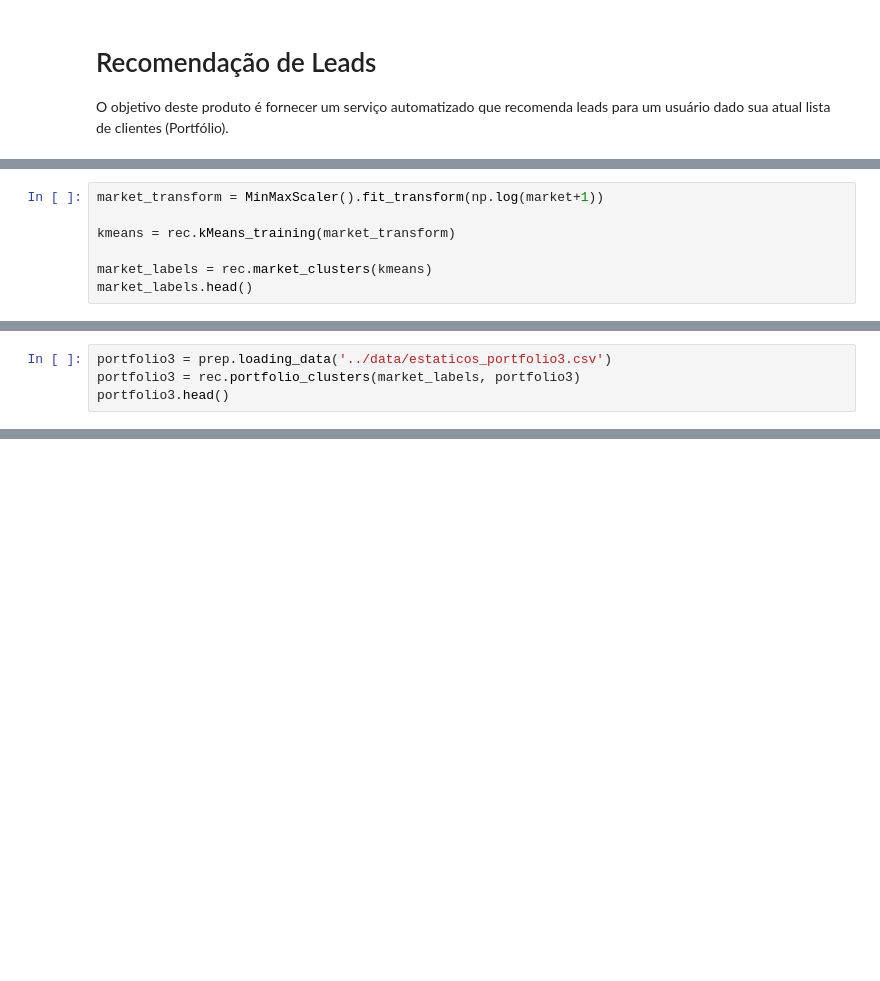
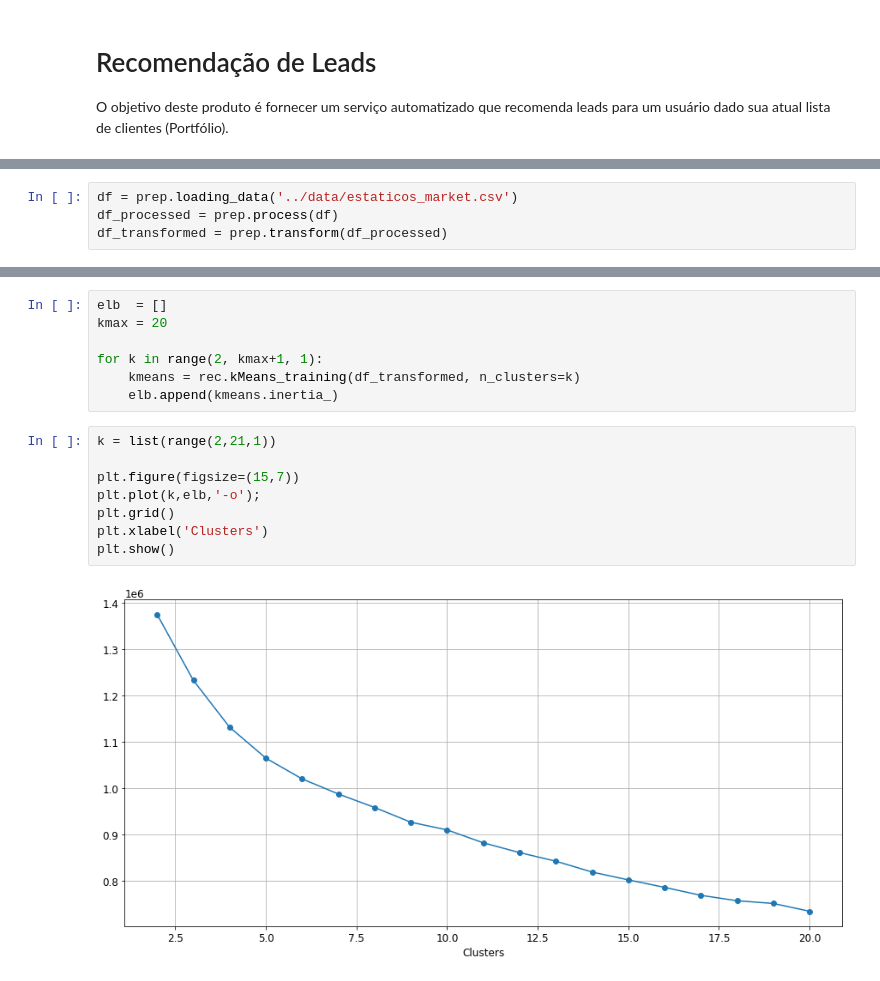
Before and after one commit to marimigliorini/AceleraDev-Challenge2020, a Jupyter notebook: src/main.ipynb, the cells around one changed output, grey strips where cells are left out. Saved outputs shown, nothing was run; the diff lists cells and outputs as text; blank space fills up the shorter version.

```diff
--- a/src/main.ipynb
+++ b/src/main.ipynb
@@ -149,7 +4,0 @@ Primeiramente, o dataset transformado e normalizado é utilizado para treinar o
-# %%
-market_transform = MinMaxScaler().fit_transform(np.log(market+1))
-
-kmeans = rec.kMeans_training(market_transform)
-
-market_labels = rec.market_clusters(kmeans)
-market_labels.head()
@@ -165,4 +4,0 @@ O portfólio 3 será adotado como exemplo e, com base no dataset market_labels,
-# %%
-portfolio3 = prep.loading_data('../data/estaticos_portfolio3.csv')
-portfolio3 = rec.portfolio_clusters(market_labels, portfolio3)
-portfolio3.head()
@@ -200,0 +35,4 @@ recommended_leads.head()
+# %%
+df = prep.loading_data('../data/estaticos_market.csv')
+df_processed = prep.process(df)
+df_transformed = prep.transform(df_processed)
@@ -200,0 +45,17 @@ recommended_leads.head()
+# %%
+elb  = []
+kmax = 20
+
+for k in range(2, kmax+1, 1):
+    kmeans = rec.kMeans_training(df_transformed, n_clusters=k)
+    elb.append(kmeans.inertia_)
+# %%
+k = list(range(2,21,1))
+
+plt.figure(figsize=(15,7))
+plt.plot(k,elb,'-o');
+plt.grid()
+plt.xlabel('Clusters')
+plt.show()
+# %% [output]
+[figure, added]
```
Also changed, not shown: parts of 48 cells of this notebook, 4 other files.
